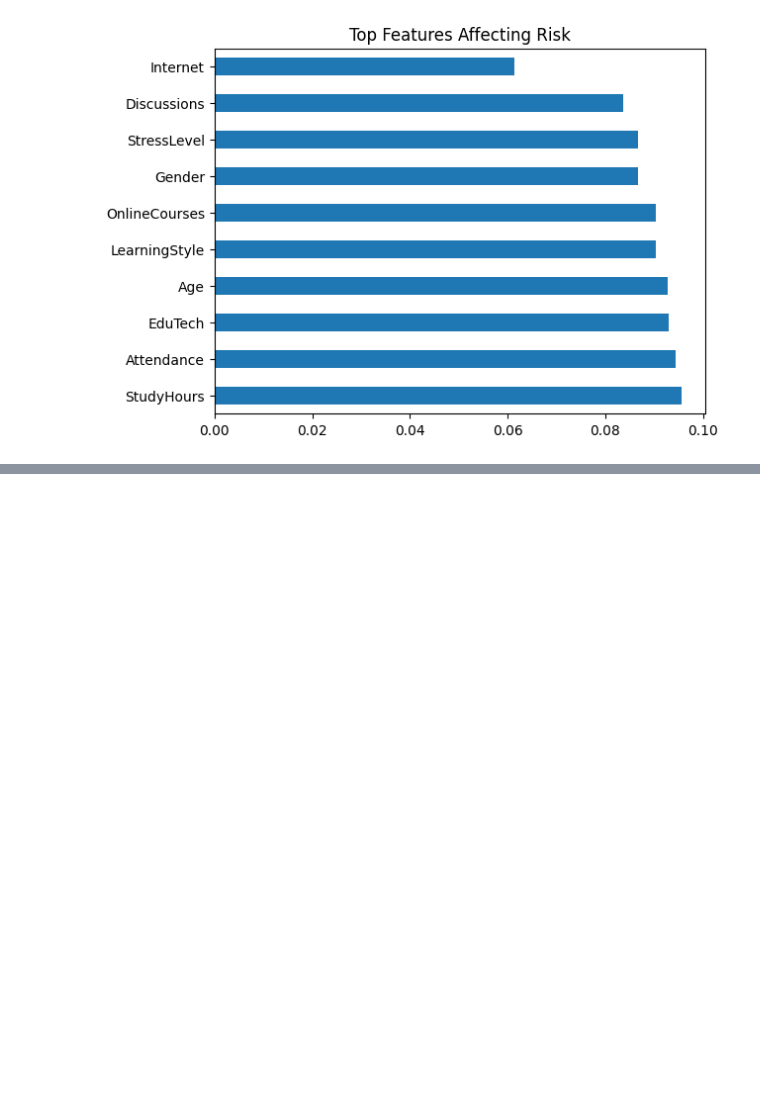
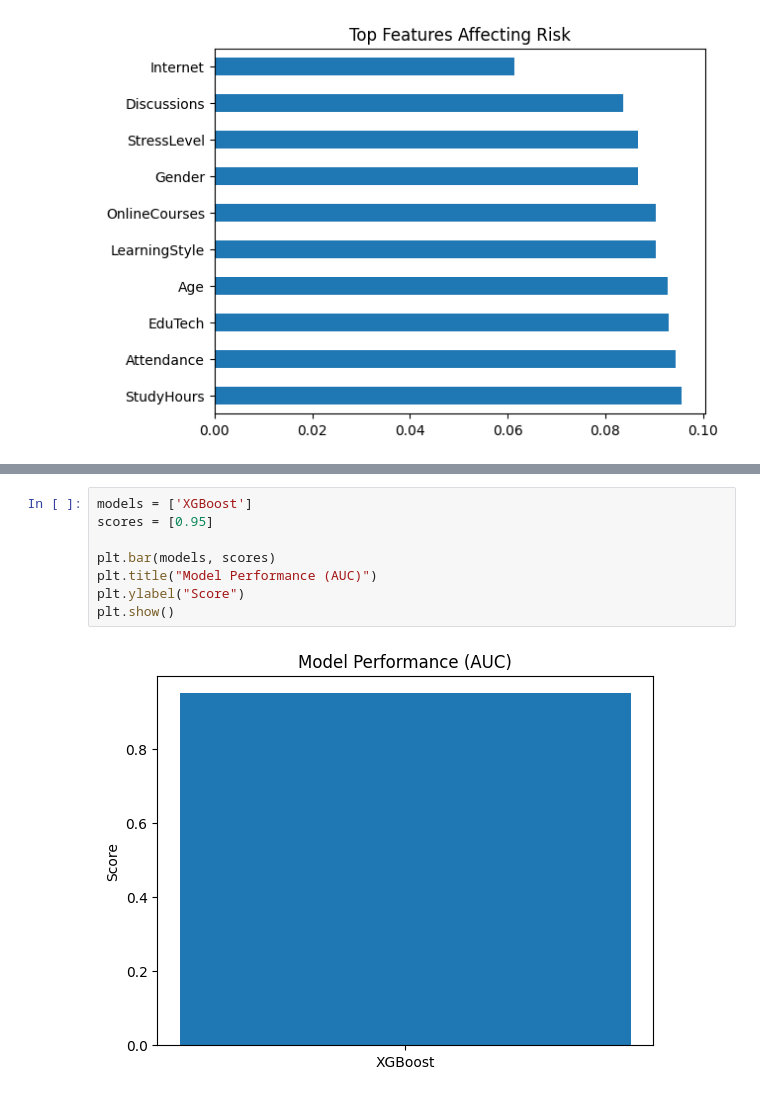
Before and after one commit to khadijaelewa/bachelorproject, a Jupyter notebook: enhancements2.ipynb, the cells around one changed output, grey strips where cells are left out. Cells and saved outputs as stored; diff of their text form; blank space fills up the shorter version.

```diff
--- a/enhancements2.ipynb
+++ b/enhancements2.ipynb
@@ -164,0 +275,10 @@ plt.show()
+# %%
+models = ['XGBoost']
+scores = [0.95]
+
+plt.bar(models, scores)
+plt.title("Model Performance (AUC)")
+plt.ylabel("Score")
+plt.show()
+# %% [output]
+[figure, added]
```
Also changed, not shown: parts of 23 cells of this notebook.
